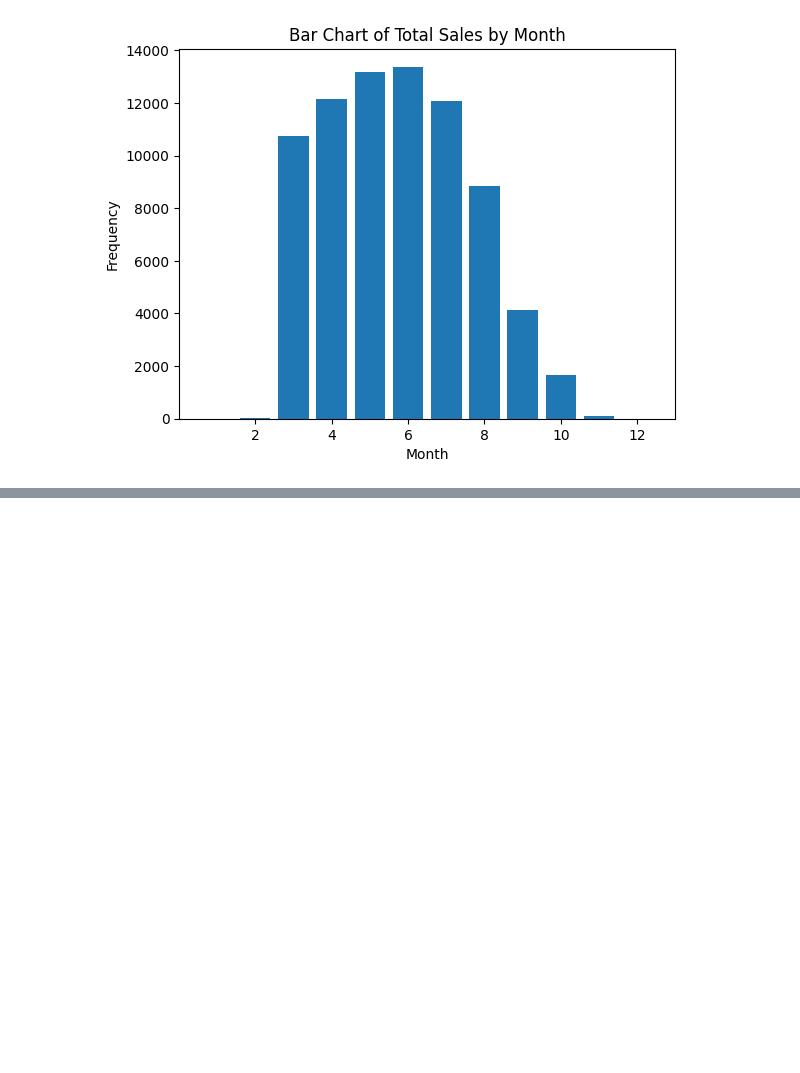
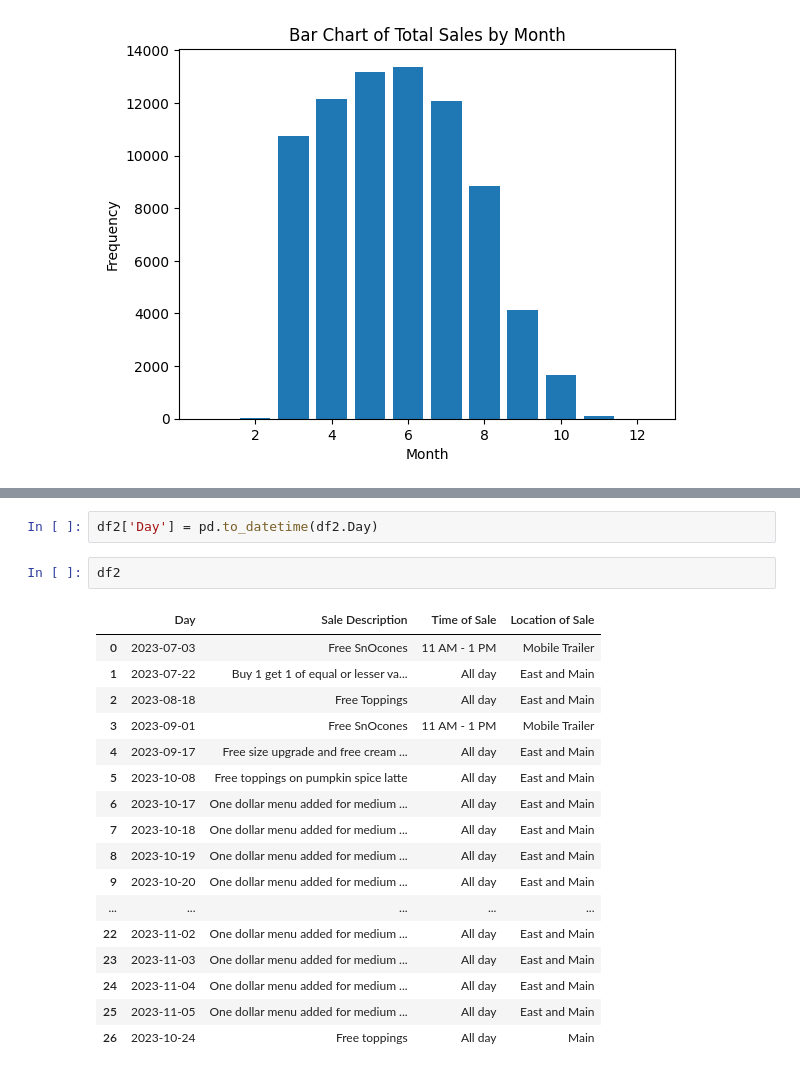
Before and after one commit to HobbsJacob37/Snoasis, a Jupyter notebook: snowLV.ipynb, the cells around one changed output, grey strips where cells are left out. Cells and saved outputs as stored; diff of their text form; blank space fills up the shorter version.

```diff
--- a/snowLV.ipynb
+++ b/snowLV.ipynb
@@ -112,0 +148,22 @@ plt.show()
+# %%
+df2['Day'] = pd.to_datetime(df2.Day)
+# %%
+df2
+# %% [output]
+|  | Day | Sale Description | Time of Sale | Location of Sale |
+| 0 | 2023-07-03 | Free SnOcones | 11 AM - 1 PM | Mobile Trailer |
+| 1 | 2023-07-22 | Buy 1 get 1 of equal or lesser va... | All day | East and Main |
+| 2 | 2023-08-18 | Free Toppings | All day | East and Main |
+| 3 | 2023-09-01 | Free SnOcones | 11 AM - 1 PM | Mobile Trailer |
+| 4 | 2023-09-17 | Free size upgrade and free cream ... | All day | East and Main |
+| 5 | 2023-10-08 | Free toppings on pumpkin spice latte | All day | East and Main |
+| 6 | 2023-10-17 | One dollar menu added for medium ... | All day | East and Main |
+| 7 | 2023-10-18 | One dollar menu added for medium ... | All day | East and Main |
+| 8 | 2023-10-19 | One dollar menu added for medium ... | All day | East and Main |
+| 9 | 2023-10-20 | One dollar menu added for medium ... | All day | East and Main |
+| ... | ... | ... | ... | ... |
+| 22 | 2023-11-02 | One dollar menu added for medium ... | All day | East and Main |
+| 23 | 2023-11-03 | One dollar menu added for medium ... | All day | East and Main |
+| 24 | 2023-11-04 | One dollar menu added for medium ... | All day | East and Main |
+| 25 | 2023-11-05 | One dollar menu added for medium ... | All day | East and Main |
+| 26 | 2023-10-24 | Free toppings | All day | Main |
```
Also changed, not shown: parts of 8 cells of this notebook.
